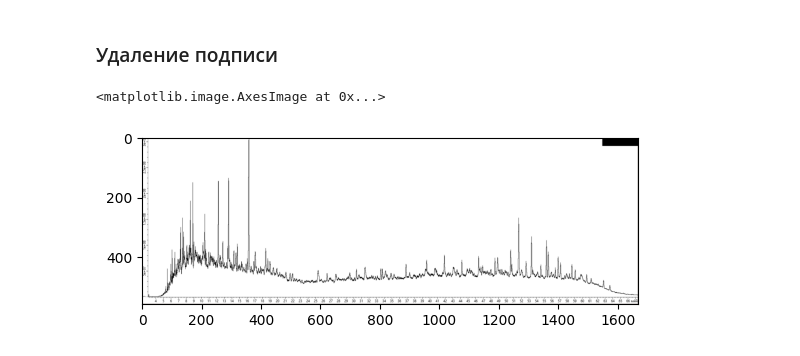
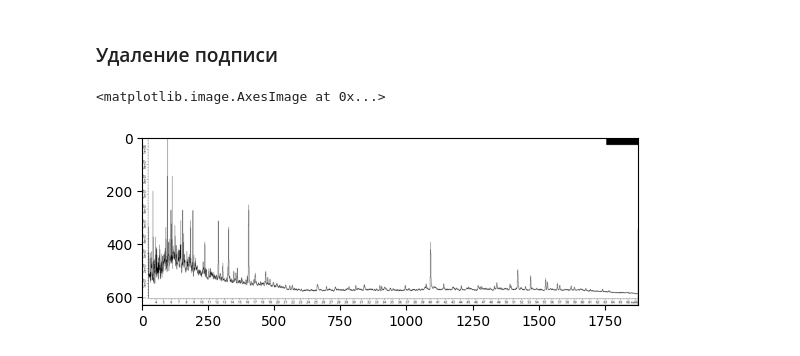
Before and after one commit to Dann38/imgplot2vec, a Jupyter notebook: scripts/exam.ipynb, the cells around one changed output. Cells and saved outputs as stored; diff of their text form; code cells hidden in the pictures.

```diff
--- a/scripts/exam.ipynb
+++ b/scripts/exam.ipynb
@@ -103,13 +108,13 @@ plt.show()
 # %%
 reader = Reader()
 
-img = reader.read(r"img/2.png")
+img = reader.read(r"img/3.png")
 
 delete_lebel_height = 30
 delete_lebel_width = 120
 h,w = img.shape[:2]
 img[:delete_lebel_height, w-delete_lebel_width:, :] = 0 # для того чтобы понять какая область 0
 plt.imshow(img)
 # %% [output]
 <matplotlib.image.AxesImage at 0x...>
-[figure, old version]
+[figure, new version]
```
Also changed, not shown: parts of 7 cells of this notebook, 1 other file.
